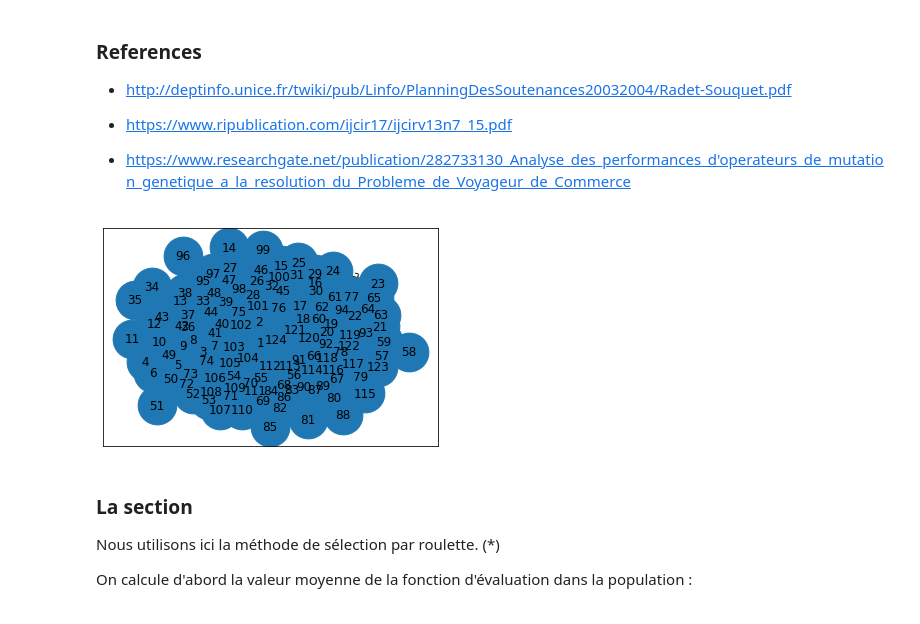
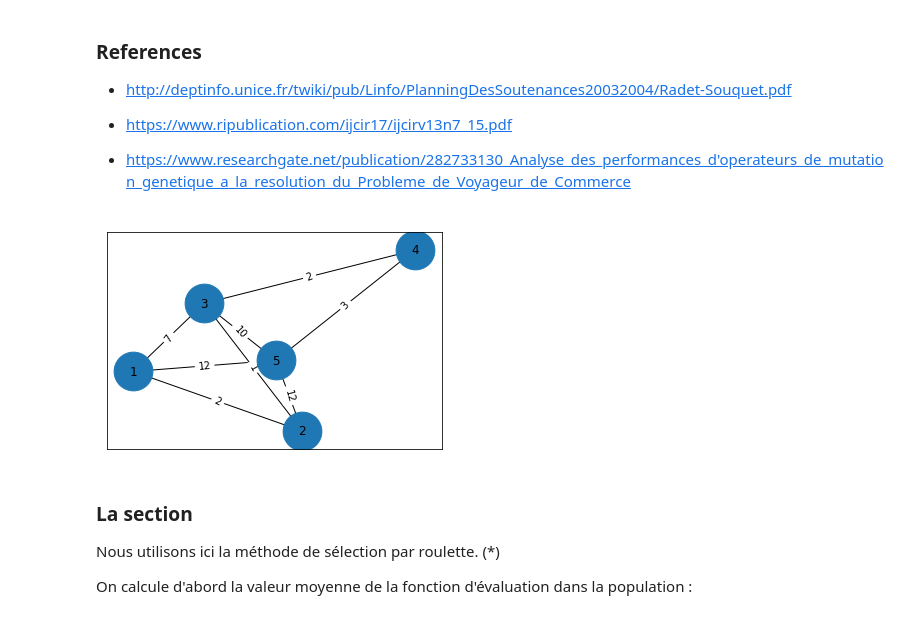
Before and after one commit to MonaQuimbamba/Projet-IA, a Jupyter notebook: Algorithme-génétique.ipynb, the cells around one changed output. Cells and saved outputs as stored; diff of their text form; code cells hidden in the pictures.

```diff
--- a/Algorithme-génétique.ipynb
+++ b/Algorithme-génétique.ipynb
@@ -39,7 +39,7 @@ graphe une et une seule fois)
 
  * https://www.researchgate.net/publication/282733130_Analyse_des_performances_d'operateurs_de_mutation_genetique_a_la_resolution_du_Probleme_de_Voyageur_de_Commerce
 # %%
-nb_sommets=124
+nb_sommets=5
 poids_max=12
 # %%
 """
@@ -92,11 +92,12 @@ def faire_graph(individus):
     nx.draw_networkx_edge_labels(G,pos,edge_labels=edge_labels)
     nx.draw_networkx(G,pos, node_size=1500,edge_cmap=plt.cm.Reds)
     pylab.show()
+    return G
 # %%
 population=create_population_1(nb_sommets,poids_max)
-faire_graph(population)
+G=faire_graph(population)
 # %% [output]
-[figure, old version]
+[figure, new version]
 # %%
 """
 
```
Also changed, not shown: parts of 4 cells of this notebook.
